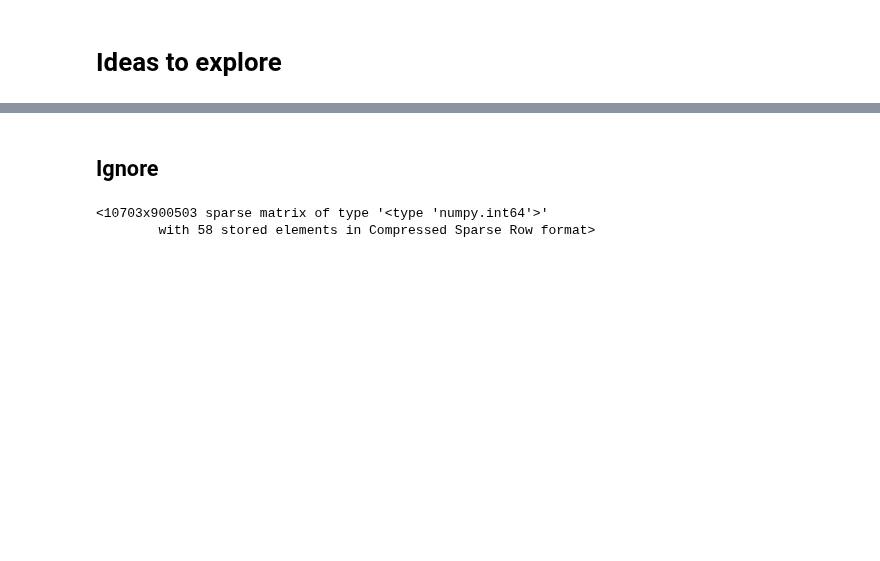
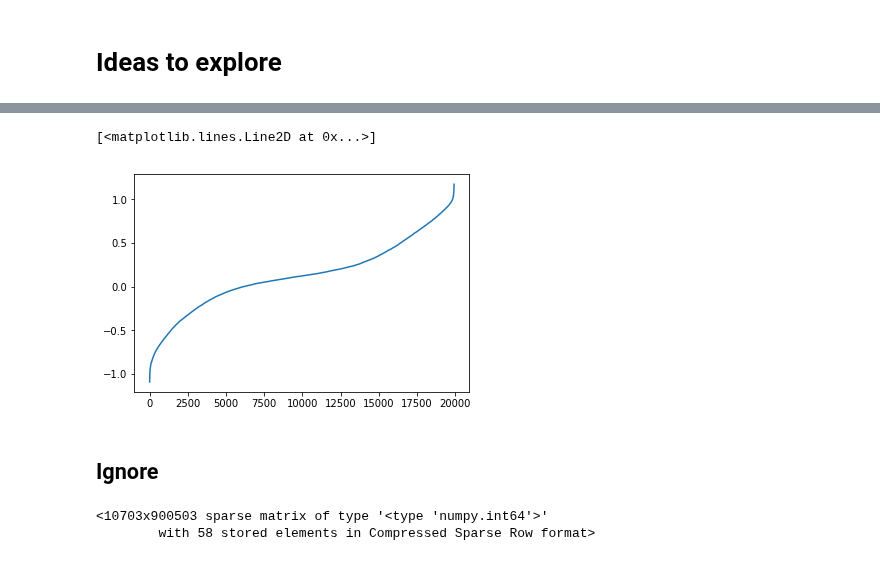
Before and after one commit to lmelvix/deezer-music-recommendation, a Jupyter notebook: CF.ipynb, the cells around one changed output, grey strips where cells are left out. Saved outputs shown, nothing was run; the diff lists cells and outputs as text; code cells hidden in the pictures; blank space fills up the shorter version.

```diff
--- a/CF.ipynb
+++ b/CF.ipynb
@@ -134,0 +341,5 @@ plt.plot(pred.sort())
+# %%
+plt.plot(pred_ensemble.sort())
+# %% [output]
+[<matplotlib.lines.Line2D at 0x...>]
+[figure, added]
```
Also changed, not shown: parts of 33 cells of this notebook.
